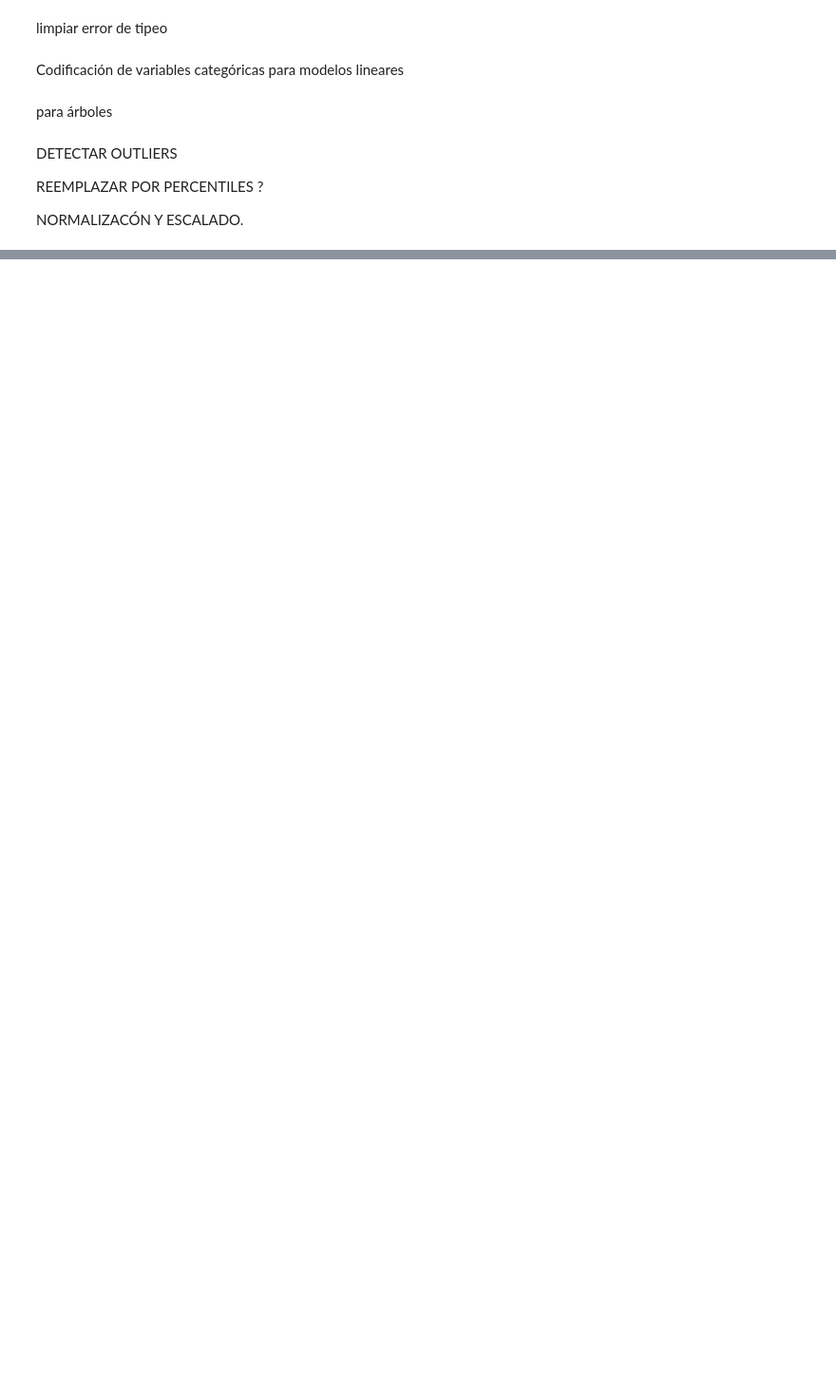
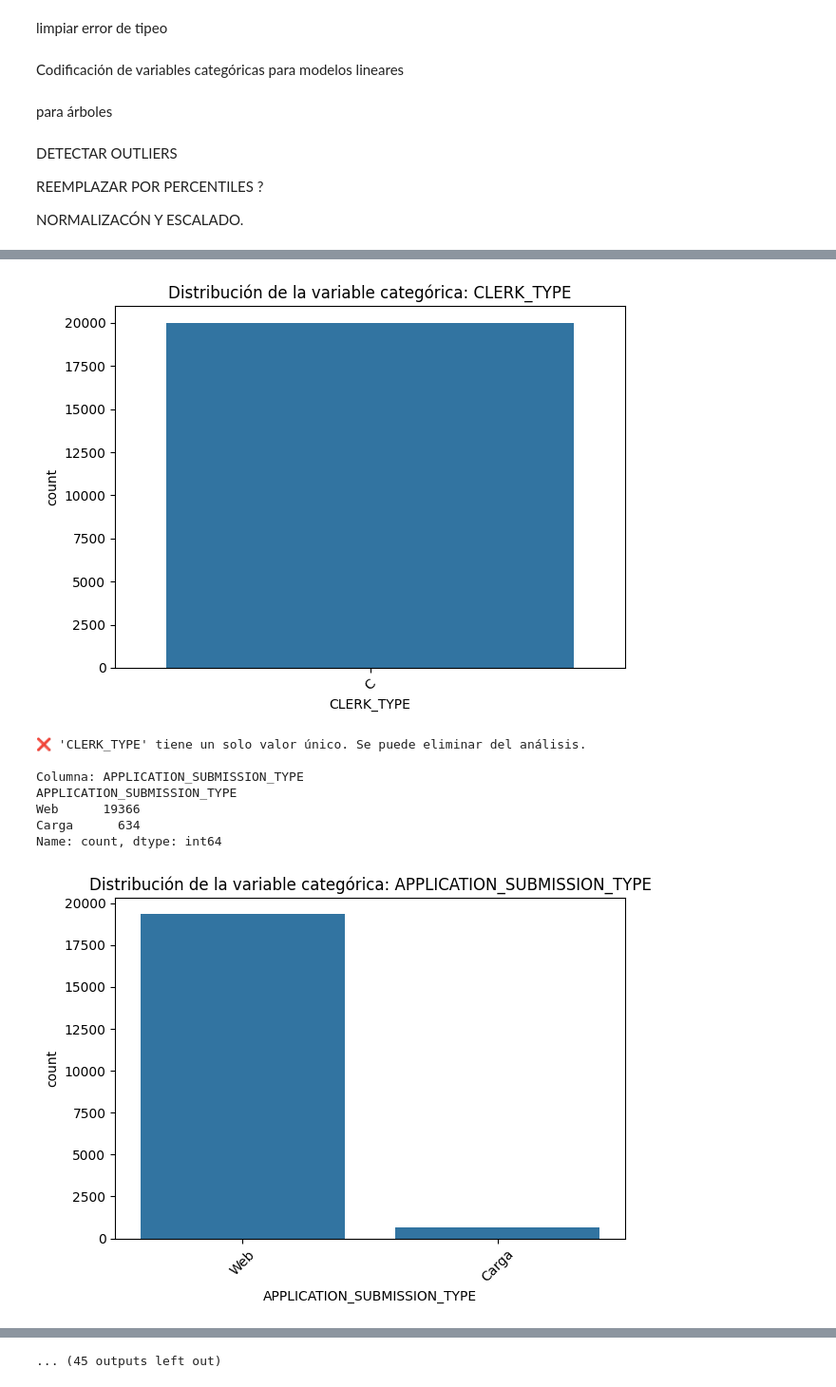
Before and after one commit to alkimer/CreditRiskAnalysisProject, a Jupyter notebook: data/EDA_Mustarroz.ipynb, the cells around one changed output, grey strips where cells are left out. Shown at 95% size. Saved outputs shown, nothing was run; the diff lists cells and outputs as text; code cells hidden in the pictures; blank space fills up the shorter version.

```diff
--- a/data/EDA_Mustarroz.ipynb
+++ b/data/EDA_Mustarroz.ipynb
@@ -119,3 +137,70 @@ DETECTAR OUTLIERS
 REEMPLAZAR POR PERCENTILES ?
 
 NORMALIZACÓN Y ESCALADO.
+# %%
+# Exploratory Data Analysis para `data_df`
+
+import pandas as pd
+import matplotlib.pyplot as plt
+import seaborn as sns
+
+# 1. Información general del DataFrame
+print("=== Información general ===")
+print(data_df.info())
+
+# 2. Estadísticas descriptivas para variables numéricas
+print("\n=== Estadísticas descriptivas (numéricas) ===")
+print(data_df.describe())
+
+# 3. Conteo de valores nulos por columna
+print("\n=== Valores nulos por columna ===")
+print(data_df.isnull().sum())
+
+# 4. Variables categóricas y análisis
+cat_cols = data_df.select_dtypes(include=['object']).columns
+print("\n=== Análisis de variables categóricas ===")
+for col in cat_cols:
+    print(f"\nColumna: {col}")
+    print(data_df[col].value_counts(dropna=False))
+    sns.countplot(data=data_df, x=col)
+    plt.title(f'Distribución de la variable categórica: {col}')
+    plt.xticks(rotation=45)
+    plt.tight_layout()
+    plt.show()
+
+    # Acción sugerida
+    if data_df[col].nunique() == 1:
+        print(f"\u274C '{col}' tiene un solo valor único. Se puede eliminar del análisis.")
+    else:
+        print(f"\u2705 '{col}' es categórica útil. Se recomienda codificación (Label/One-Hot).")
+
+# 5. Variables numéricas y su distribución
+num_cols = data_df.select_dtypes(include=['int64', 'float64']).columns
+print("\n=== Análisis de variables numéricas ===")
+for col in num_cols:
+    print(f"\nColumna: {col}")
+    print(data_df[col].describe())
+    sns.histplot(data_df[col], kde=True, bins=20)
+    plt.title(f'Distribución de la variable numérica: {col}')
+    plt.xlabel(col)
+    plt.ylabel("Frecuencia")
+    plt.grid(True)
+    plt.tight_layout()
+    plt.show()
+
+    if data_df[col].isnull().sum() > 0:
+        print(f"\u26A0 '{col}' tiene valores nulos. Considerar imputación (media/mediana) o eliminación.")
+    else:
+        print(f"\u2705 '{col}' no tiene valores nulos. Lista para usar en modelos.")
+
+# 6. Matriz de correlación para variables numéricas
+print("\n=== Matriz de correlación ===")
+plt.figure(figsize=(10, 6))
+sns.heatmap(data_df[num_cols].corr(), annot=True, cmap='coolwarm', fmt='.2f')
+plt.title("Matriz de correlación entre variables numéricas")
+plt.tight_layout()
+plt.show()
+
+# Fin del EDA
+print("\n=== Fin del Análisis Exploratorio ===")
+# %% [output]
@@ -121,0 +224,9 @@ NORMALIZACÓN Y ESCALADO.
+[figure, added]
+❌ 'CLERK_TYPE' tiene un solo valor único. Se puede eliminar del análisis.
+
+Columna: APPLICATION_SUBMISSION_TYPE
+APPLICATION_SUBMISSION_TYPE
+Web      19366
+Carga      634
+Name: count, dtype: int64
+[figure, added]
@@ -121,0 +289 @@ NORMALIZACÓN Y ESCALADO.
+... (45 outputs left out)
```
Also changed, not shown: parts of 4 cells of this notebook, 7 other files.
